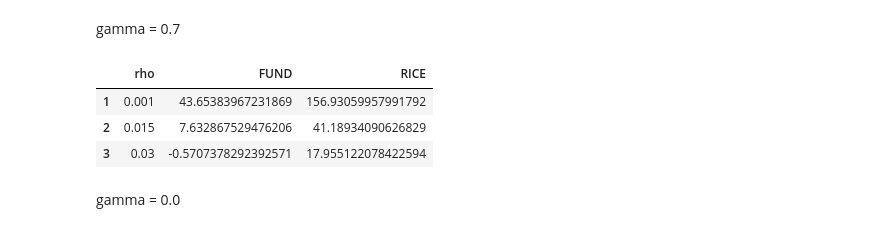
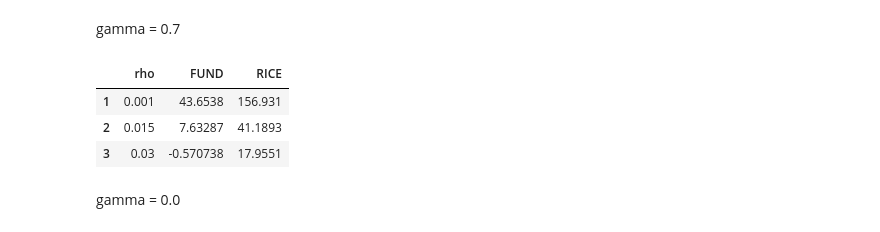
Before and after one commit to davidanthoff/paper-2019-sccinequality, a Jupyter notebook: src/main.ipynb, the cells around one changed output. Cells and saved outputs as stored; diff of their text form; code cells hidden in the pictures.

```diff
--- a/src/main.ipynb
+++ b/src/main.ipynb
@@ -413,15 +413,15 @@ gamma = 0.7
 # %%
 df_table3 = df |>
 @filter(_.focusregion == 1 && _.alpha == 1. && _.gamma == 0.7 && _.eta == 1.5 && _.sigmazero == true) |>
 @map({_.model,_.rho,_.scc}) |> DataFrame
 df_table3 = unstack(df_table3, :rho, :model, :scc)
-sort!(df_table3, cols=[:rho])
+sort!(df_table3, [:rho])
 df_table3
 # %% [output]
 |  | rho | FUND | RICE |
-| 1 | 0.001 | 43.65383967231869 | 156.93059957991792 |
-| 2 | 0.015 | 7.632867529476206 | 41.18934090626829 |
-| 3 | 0.03 | -0.5707378292392571 | 17.955122078422594 |
+| 1 | 0.001 | 43.6538 | 156.931 |
+| 2 | 0.015 | 7.63287 | 41.1893 |
+| 3 | 0.03 | -0.570738 | 17.9551 |
 # %% [markdown]
 gamma = 0.0
 # %%
```
Also changed, not shown: parts of 3 cells of this notebook.
